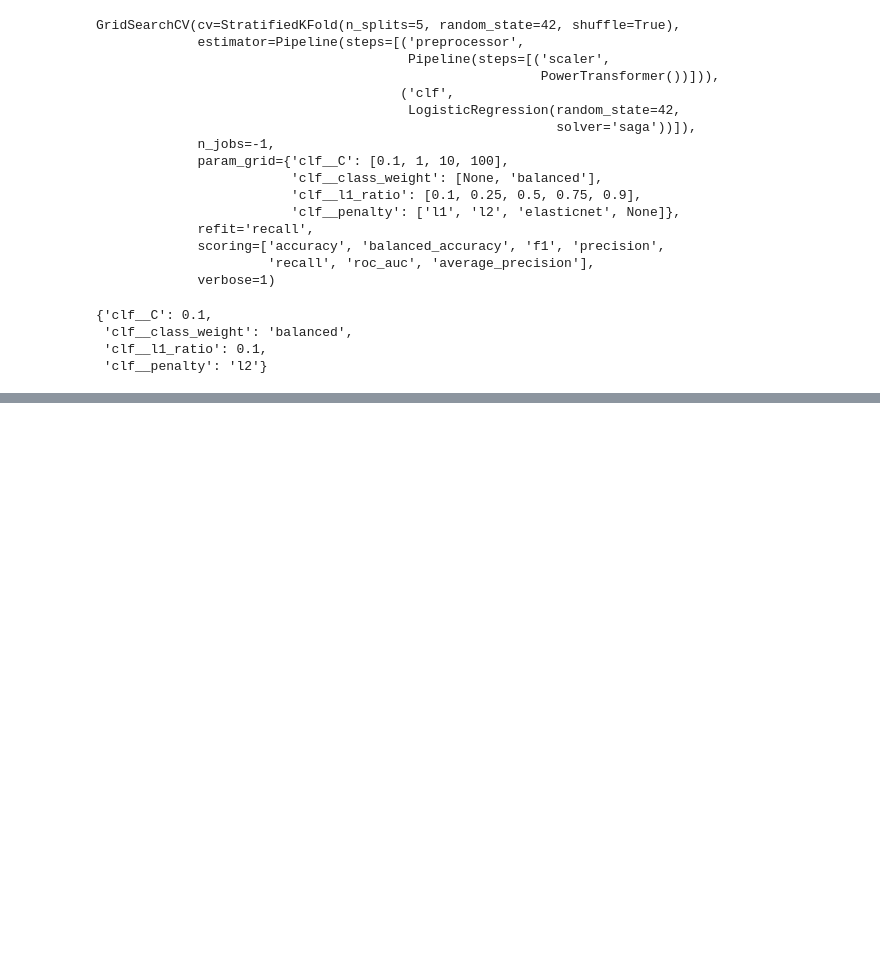
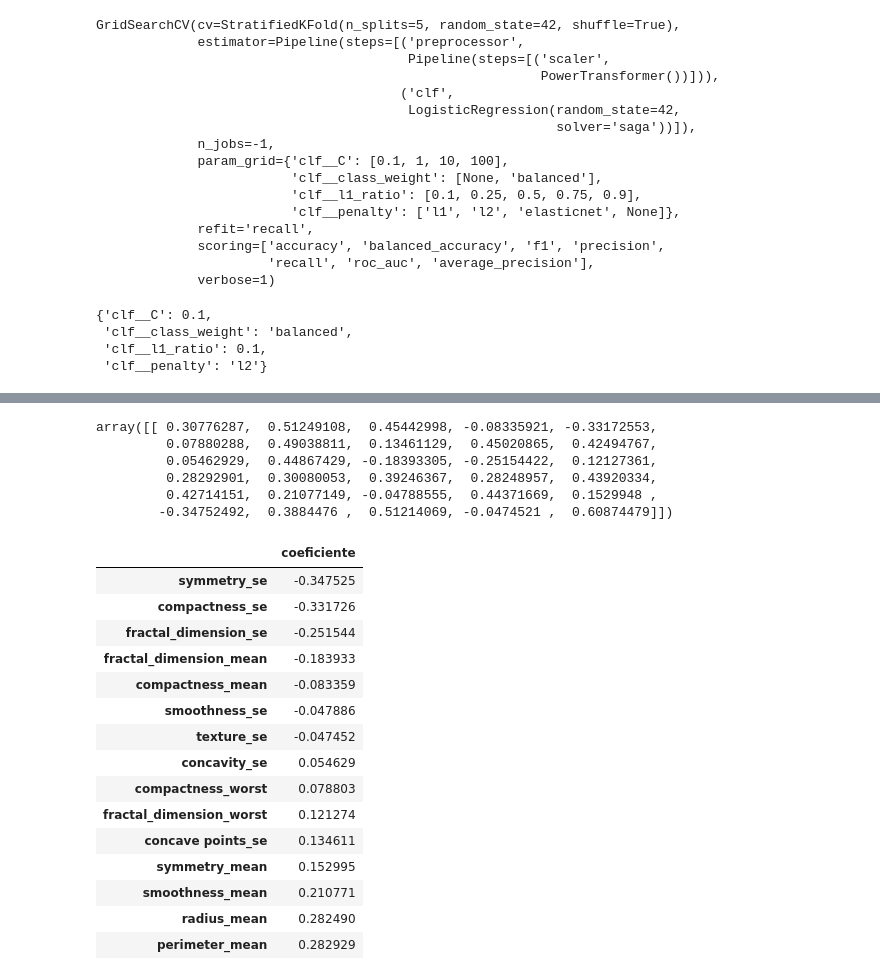
Before and after one commit to HilarioMarques/Classificacao_AlgoritmosLineares_DiagnosticoCancer_Kaggle, a Jupyter notebook: notebooks/Modelos.ipynb, the cells around one changed output, grey strips where cells are left out. Cells and saved outputs as stored; diff of their text form; code cells hidden in the pictures; blank space fills up the shorter version.

```diff
--- a/notebooks/Modelos.ipynb
+++ b/notebooks/Modelos.ipynb
@@ -170,0 +197,33 @@ grid_search.best_params_
+# %%
+grid_search.best_estimator_["clf"].coef_
+# %% [output]
+array([[ 0.30776287,  0.51249108,  0.45442998, -0.08335921, -0.33172553,
+         0.07880288,  0.49038811,  0.13461129,  0.45020865,  0.42494767,
+         0.05462929,  0.44867429, -0.18393305, -0.25154422,  0.12127361,
+         0.28292901,  0.30080053,  0.39246367,  0.28248957,  0.43920334,
+         0.42714151,  0.21077149, -0.04788555,  0.44371669,  0.1529948 ,
+        -0.34752492,  0.3884476 ,  0.51214069, -0.0474521 ,  0.60874479]])
+# %%
+coefs = dataframe_coeficientes(
+    grid_search.best_estimator_["clf"].coef_[0],
+    grid_search.best_estimator_["preprocessor"].get_feature_names_out()
+)
+
+coefs.head(15)
+# %% [output]
+|  | coeficiente |
+| symmetry_se | -0.347525 |
+| compactness_se | -0.331726 |
+| fractal_dimension_se | -0.251544 |
+| fractal_dimension_mean | -0.183933 |
+| compactness_mean | -0.083359 |
+| smoothness_se | -0.047886 |
+| texture_se | -0.047452 |
+| concavity_se | 0.054629 |
+| compactness_worst | 0.078803 |
+| fractal_dimension_worst | 0.121274 |
+| concave points_se | 0.134611 |
+| symmetry_mean | 0.152995 |
+| smoothness_mean | 0.210771 |
+| radius_mean | 0.282490 |
+| perimeter_mean | 0.282929 |
```
Also changed, not shown: parts of 5 cells of this notebook.
